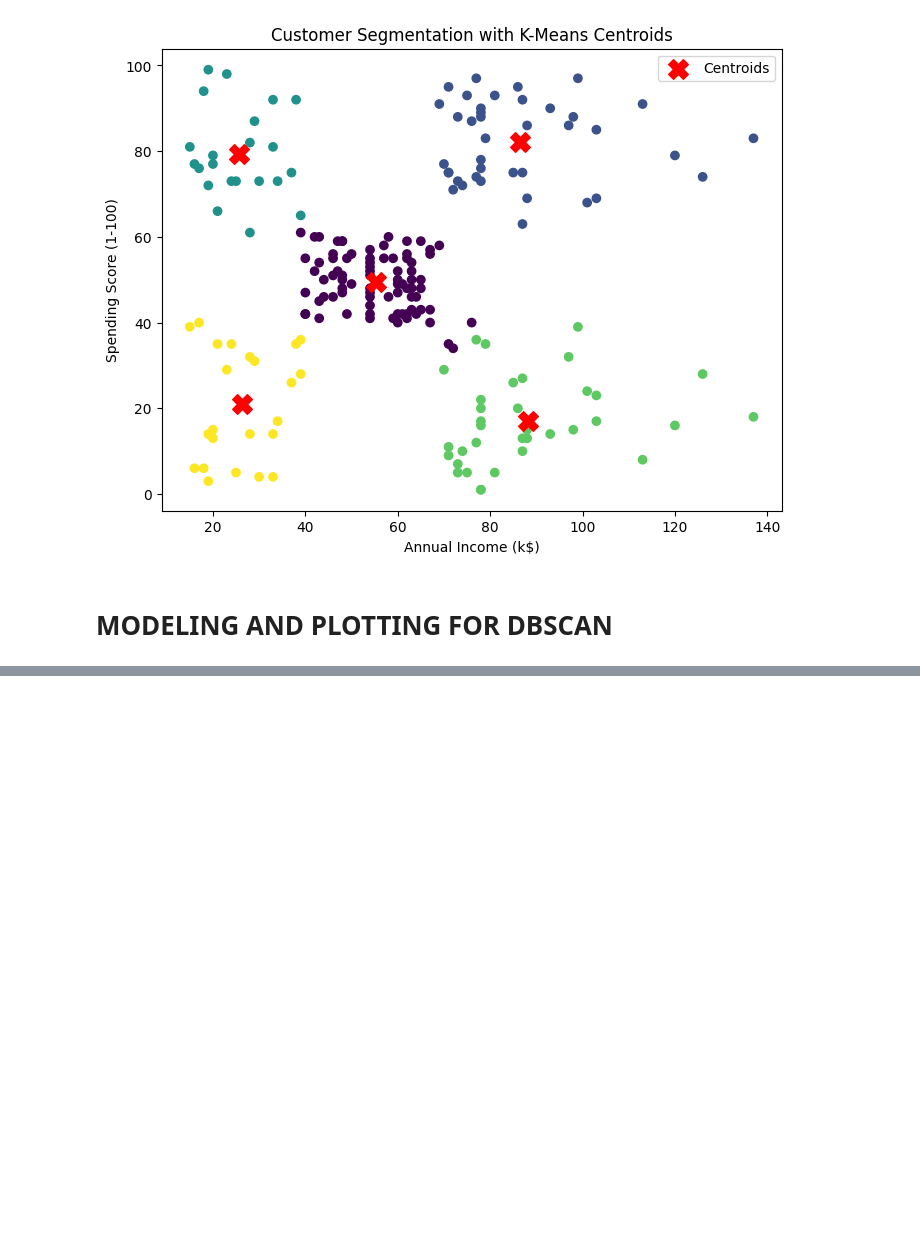
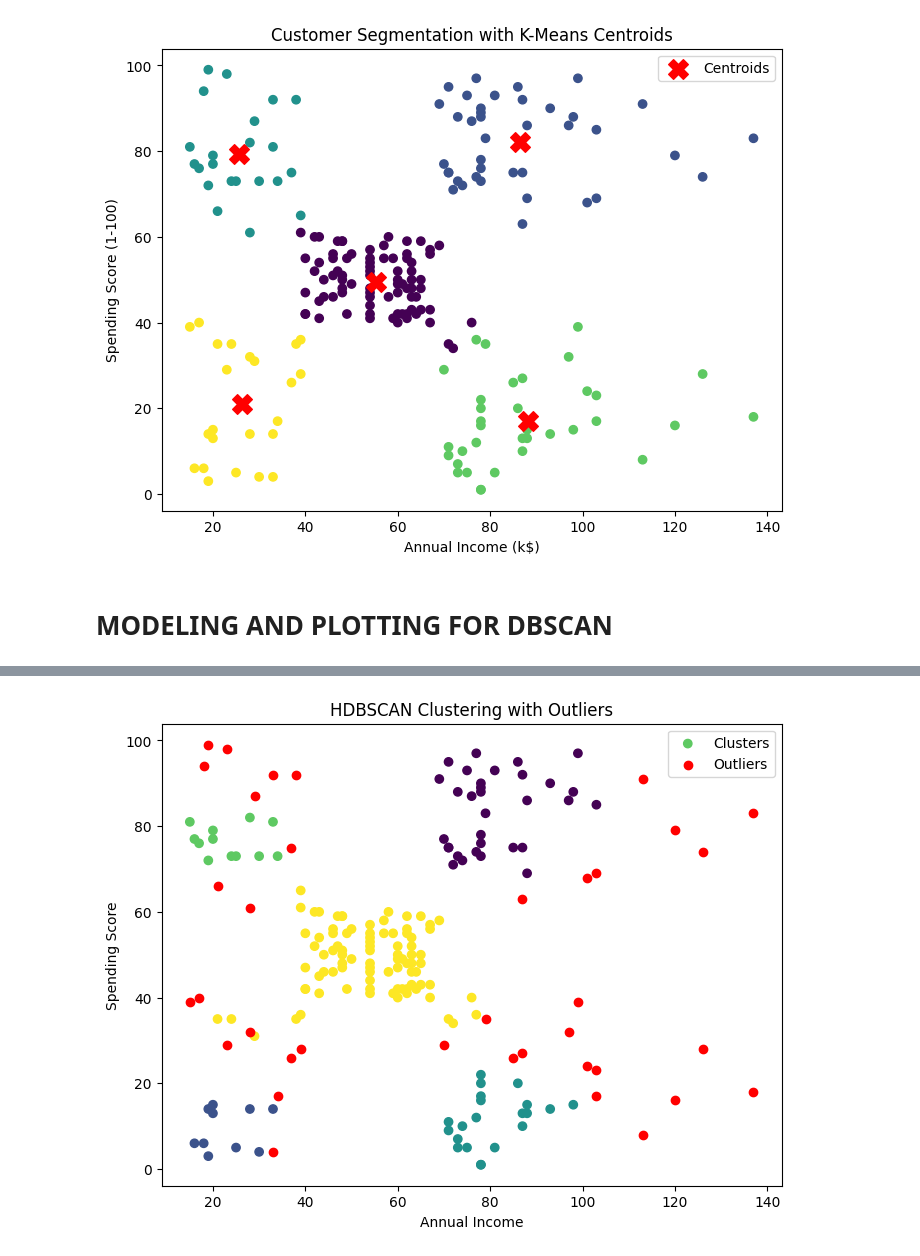
Before and after one commit to ricardobgpereira/customer-segmentation-clustering, a Jupyter notebook: notebooks/clustering_analysis.ipynb, the cells around one changed output, grey strips where cells are left out. Cells and saved outputs as stored; diff of their text form; code cells hidden in the pictures; blank space fills up the shorter version.

```diff
--- a/notebooks/clustering_analysis.ipynb
+++ b/notebooks/clustering_analysis.ipynb
@@ -176,0 +228,30 @@ plt.show()
+# %%
+labels = hdb.labels_
+
+plt.figure(figsize=(8,6))
+
+# pontos normais
+plt.scatter(
+    df[labels != -1]["Annual Income (k$)"],
+    df[labels != -1]["Spending Score (1-100)"],
+    c=labels[labels != -1],
+    cmap="viridis",
+    label="Clusters"
+)
+
+# outliers
+plt.scatter(
+    df[labels == -1]["Annual Income (k$)"],
+    df[labels == -1]["Spending Score (1-100)"],
+    color="red",
+    label="Outliers"
+)
+
+plt.xlabel("Annual Income")
+plt.ylabel("Spending Score")
+plt.title("HDBSCAN Clustering with Outliers")
+plt.legend()
+
+plt.show()
+# %% [output]
+[figure, added]
```
Also changed, not shown: parts of 8 cells of this notebook, 4 other files.
